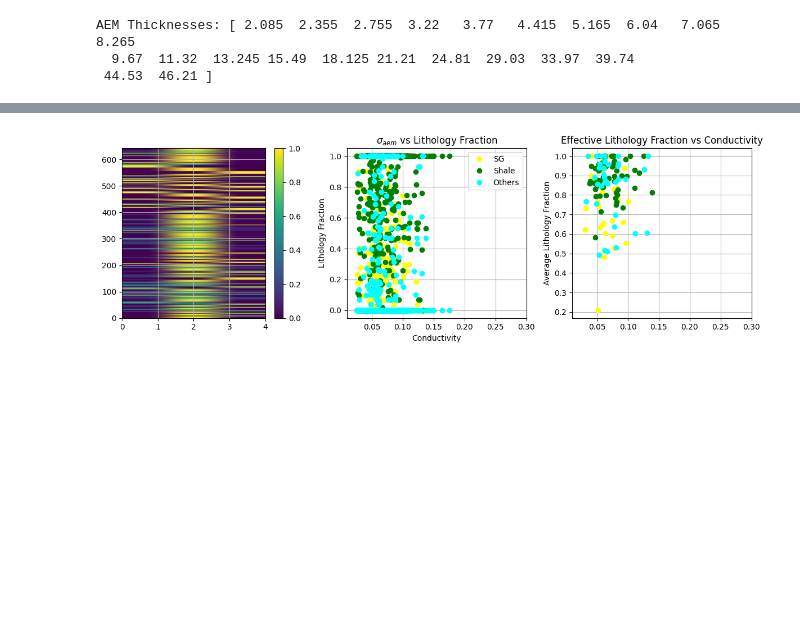
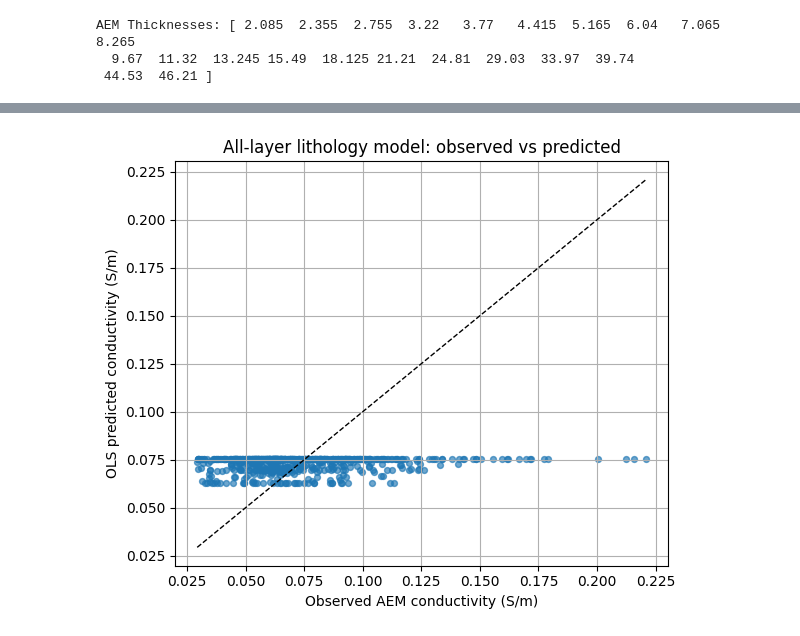
Before and after one commit to emgeolab/alberta_atem, a Jupyter notebook: notebooks/11.well_analysis.ipynb, the cells around one changed output, grey strips where cells are left out. Cells and saved outputs as stored; diff of their text form; code cells hidden in the pictures; blank space fills up the shorter version.

```diff
--- a/notebooks/11.well_analysis.ipynb
+++ b/notebooks/11.well_analysis.ipynb
@@ -850,8 +790,11 @@ def load_well_las(well_name: str, well_type: str):
 ## AEM data
 # %%
 # ATEM inversion data
+# atem_data_dir: str = Path(
+#     "outputs/merged_inversion_results/merged_iteration_14_resistivity_wide-1.csv"
+# )
 atem_data_dir: str = Path(
-    "outputs/merged_inversion_results/merged_iteration_14_resistivity_wide-1.csv"
+    "outputs/sharp/merged_iteration_25_resistivity_wide-sharp.csv"
 )
 
 atem_df = pd.read_csv(atem_data_dir)
@@ -1455,9 +1371,12 @@ A_below_avg: (58, 3), b_below_avg: (58, 3)
 # %%
-A_above_all = np.vstack(A_above_joint)
-b_above_all = np.concatenate(b_above_joint)
-A_below_all = np.vstack(A_below_joint)
-b_below_all = np.concatenate(b_below_joint)
+A_all = np.vstack(A_all_joint)
+b_all = np.concatenate(b_all_joint)
+A_above_grid = np.vstack(A_above_grid_joint)
+b_above_grid = np.concatenate(b_above_grid_joint)
+A_below_grid = np.vstack(A_below_grid_joint)
+b_below_grid = np.concatenate(b_below_grid_joint)
 
-print(f"A_above_all: {A_above_all.shape}, b_above_all: {b_above_all.shape}")
-print(f"A_below_all: {A_below_all.shape}, b_below_all: {b_below_all.shape}")
+print(f"All-depth equations: {A_all.shape[0]}")
+print(f"Above modelled water table: {A_above_grid.shape[0]} equations")
+print(f"Below modelled water table: {A_below_grid.shape[0]} equations")
 # %% [output]
@@ -1517,49 +1449,13 @@ plt.show()
 # %%
-plt.figure(figsize=(12, 4))
-plt.subplot(1, 3, 1)
-plt.imshow(A_below_all, aspect="auto", cmap="viridis", extent=[0, 4, 0, A_below_all.shape[0]])
-plt.colorbar()
-plt.grid()
-plt.subplot(1, 3, 2)
-plt.plot(
-    (b_below_all),
-    A_below_all[:, 0],
-    "o",
-    label="SG",
-    color=allocate_color("sg"),
-)
-plt.plot(
-    (b_below_all),
-    A_below_all[:, 1],
-    "o",
-    label="Shale",
-    color=allocate_color("shale"),
-)
-plt.plot(
-    (b_below_all),
-    A_below_all[:, 2],
-    "o",
-    label="Others",
-    color=allocate_color("others"),
-)
-# plt.xscale('log')
-plt.xlim(1e-2, 3e-1)
-plt.ylabel("Lithology Fraction")
-plt.xlabel("Conductivity")
-plt.title(r"$\sigma_{aem}$ vs Lithology Fraction")
-plt.legend()
-plt.grid()
-
-plt.subplot(1, 3, 3)
-# plt.xscale('log')
-plt.xlim(1e-2, 3e-1)
-plt.plot(b_below_avg[:, 0], A_below_avg[:, 0], "o", color=allocate_color("sg"), label="SG")
-plt.plot(b_below_avg[:, 1], A_below_avg[:, 1], "o", color=allocate_color("shale"), label="Shale")
-plt.plot(b_below_avg[:, 2], A_below_avg[:, 2], "o", color=allocate_color("others"), label="Others")
-plt.ylabel("Average Lithology Fraction")
-plt.title("Effective Lithology Fraction vs Conductivity")
+plt.figure(figsize=(6, 5))
+plt.scatter(b_all, predicted_conductivity, s=18, alpha=0.65)
+limits = [min(b_all.min(), predicted_conductivity.min()), max(b_all.max(), predicted_conductivity.max())]
+plt.plot(limits, limits, "k--", linewidth=1)
+plt.xlabel("Observed AEM conductivity (S/m)")
+plt.ylabel("OLS predicted conductivity (S/m)")
+plt.title("All-layer lithology model: observed vs predicted")
 plt.grid()
 plt.tight_layout()
 plt.show()
 # %% [output]
-[figure, old version]
+[figure, new version]
```
Also changed, not shown: parts of 46 cells of this notebook, 17 other files.
